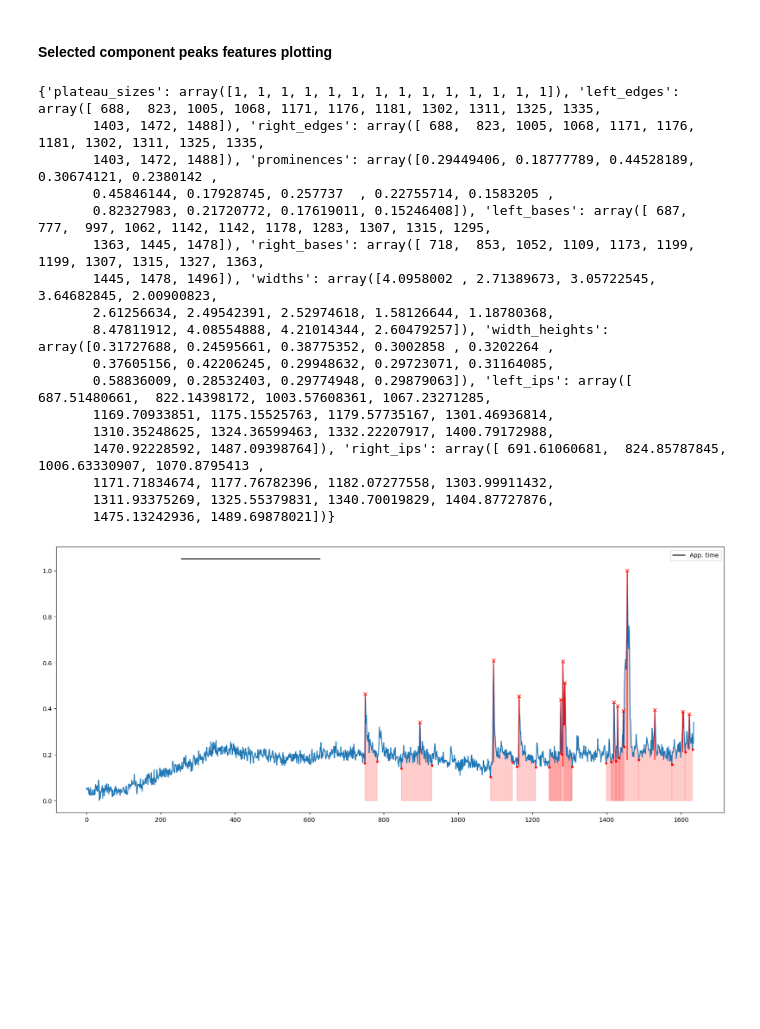
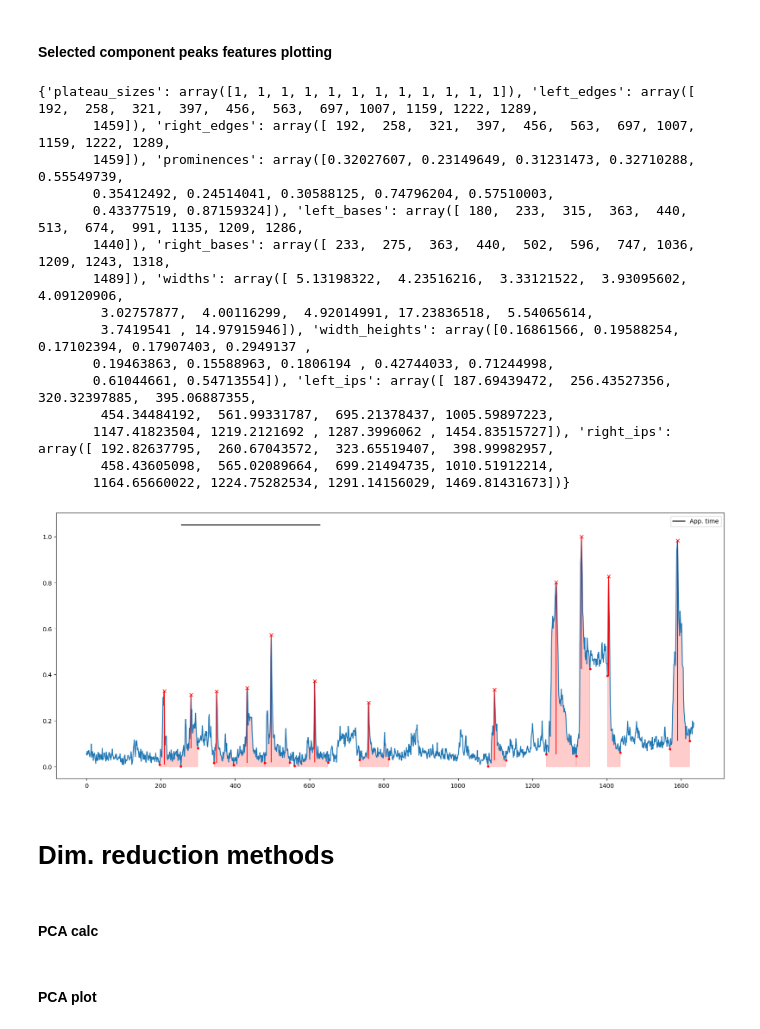
Before and after one commit to wisstock/microca, a Jupyter notebook: demo_stat.ipynb, the cells around one changed output. Saved outputs shown, nothing was run; the diff lists cells and outputs as text; code cells hidden in the pictures; blank space fills up the shorter version.

Commit message:
features calc done, pca in progress

```diff
--- a/demo_stat.ipynb
+++ b/demo_stat.ipynb
@@ -244,7 +233,7 @@ The frame.append method is deprecated and will be removed from pandas in a futur
 # %% [markdown]
 #### Selected component peaks features plotting
 # %%
-one_comp_profile = norm_profiles[0]
+one_comp_profile = norm_profiles[6]
 
 comp_profile = one_comp_profile[1]#[300:800]
 time_line_demo = time_line#[300:800]
@@ -260,48 +249,50 @@ peaks, properties = signal.find_peaks(comp_profile,
                                       width=width_frames,
                                       plateau_size=plat_frames)
 prom = properties['prominences']
 print(properties)
 
 # plotting
 prom_h = comp_profile[peaks] - prom
 width_w = np.sort(np.asarray([*properties['left_bases'], *properties['right_bases']], dtype=int))
 width_pairs =  np.asarray(list(zip(properties['left_bases'], properties['right_bases'])), dtype=int)
 
 app_y = [np.max(comp_profile)+np.max(comp_profile)*0.05] * len(app_line)
 
 plt.figure(figsize=(20, 8))
 plt.plot(time_line_demo, comp_profile)
 plt.plot(time_line_demo[peaks], comp_profile[peaks], 'x', color='red')
 plt.plot(time_line_demo[width_w], comp_profile[width_w], '.', color='red')
 plt.plot(app_line, app_y, label='App. time', color='k')
 plt.vlines(x=time_line_demo[peaks], ymin=prom_h, ymax=comp_profile[peaks], color='red')
 
 for peak_width in width_pairs:
     plt.fill_between(
             x= time_line_demo[peak_width[0]:peak_width[1]],
             y1= comp_profile[peak_width[0]:peak_width[1]],
             color= "red",
             alpha= 0.2)
 
 
 plt.legend()
 plt.show()
 # %% [output]
-{'plateau_sizes': array([1, 1, 1, 1, 1, 1, 1, 1, 1, 1, 1, 1, 1, 1]), 'left_edges': array([ 688,  823, 1005, 1068, 1171, 1176, 1181, 1302, 1311, 1325, 1335,
-       1403, 1472, 1488]), 'right_edges': array([ 688,  823, 1005, 1068, 1171, 1176, 1181, 1302, 1311, 1325, 1335,
-       1403, 1472, 1488]), 'prominences': array([0.29449406, 0.18777789, 0.44528189, 0.30674121, 0.2380142 ,
-       0.45846144, 0.17928745, 0.257737  , 0.22755714, 0.1583205 ,
-       0.82327983, 0.21720772, 0.17619011, 0.15246408]), 'left_bases': array([ 687,  777,  997, 1062, 1142, 1142, 1178, 1283, 1307, 1315, 1295,
-       1363, 1445, 1478]), 'right_bases': array([ 718,  853, 1052, 1109, 1173, 1199, 1199, 1307, 1315, 1327, 1363,
-       1445, 1478, 1496]), 'widths': array([4.0958002 , 2.71389673, 3.05722545, 3.64682845, 2.00900823,
-       2.61256634, 2.49542391, 2.52974618, 1.58126644, 1.18780368,
-       8.47811912, 4.08554888, 4.21014344, 2.60479257]), 'width_heights': array([0.31727688, 0.24595661, 0.38775352, 0.3002858 , 0.3202264 ,
-       0.37605156, 0.42206245, 0.29948632, 0.29723071, 0.31164085,
-       0.58836009, 0.28532403, 0.29774948, 0.29879063]), 'left_ips': array([ 687.51480661,  822.14398172, 1003.57608361, 1067.23271285,
-       1169.70933851, 1175.15525763, 1179.57735167, 1301.46936814,
-       1310.35248625, 1324.36599463, 1332.22207917, 1400.79172988,
-       1470.92228592, 1487.09398764]), 'right_ips': array([ 691.61060681,  824.85787845, 1006.63330907, 1070.8795413 ,
-       1171.71834674, 1177.76782396, 1182.07277558, 1303.99911432,
-       1311.93375269, 1325.55379831, 1340.70019829, 1404.87727876,
-       1475.13242936, 1489.69878021])}
+{'plateau_sizes': array([1, 1, 1, 1, 1, 1, 1, 1, 1, 1, 1, 1]), 'left_edges': array([ 192,  258,  321,  397,  456,  563,  697, 1007, 1159, 1222, 1289,
+       1459]), 'right_edges': array([ 192,  258,  321,  397,  456,  563,  697, 1007, 1159, 1222, 1289,
+       1459]), 'prominences': array([0.32027607, 0.23149649, 0.31231473, 0.32710288, 0.55549739,
+       0.35412492, 0.24514041, 0.30588125, 0.74796204, 0.57510003,
+       0.43377519, 0.87159324]), 'left_bases': array([ 180,  233,  315,  363,  440,  513,  674,  991, 1135, 1209, 1286,
+       1440]), 'right_bases': array([ 233,  275,  363,  440,  502,  596,  747, 1036, 1209, 1243, 1318,
+       1489]), 'widths': array([ 5.13198322,  4.23516216,  3.33121522,  3.93095602,  4.09120906,
+        3.02757877,  4.00116299,  4.92014991, 17.23836518,  5.54065614,
+        3.7419541 , 14.97915946]), 'width_heights': array([0.16861566, 0.19588254, 0.17102394, 0.17907403, 0.2949137 ,
+       0.19463863, 0.15588963, 0.1806194 , 0.42744033, 0.71244998,
+       0.61044661, 0.54713554]), 'left_ips': array([ 187.69439472,  256.43527356,  320.32397885,  395.06887355,
+        454.34484192,  561.99331787,  695.21378437, 1005.59897223,
+       1147.41823504, 1219.2121692 , 1287.3996062 , 1454.83515727]), 'right_ips': array([ 192.82637795,  260.67043572,  323.65519407,  398.99982957,
+        458.43605098,  565.02089664,  699.21494735, 1010.51912214,
+       1164.65660022, 1224.75282534, 1291.14156029, 1469.81431673])}
-[figure, old version]
+[figure, new version]
+# %% [markdown]
+# Dim. reduction methods
+# %% [markdown]
+#### PCA calc
@@ -307,0 +323,2 @@ plt.show()
+# %% [markdown]
+#### PCA plot
```
Also changed, not shown: parts of 5 cells of this notebook.
